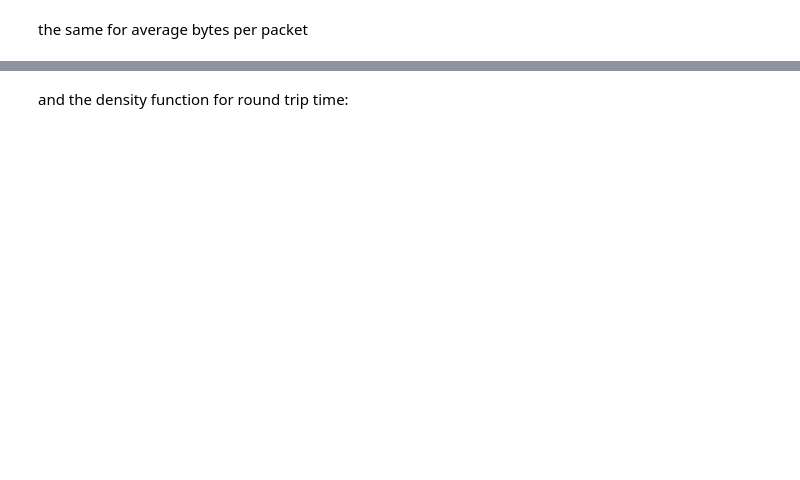
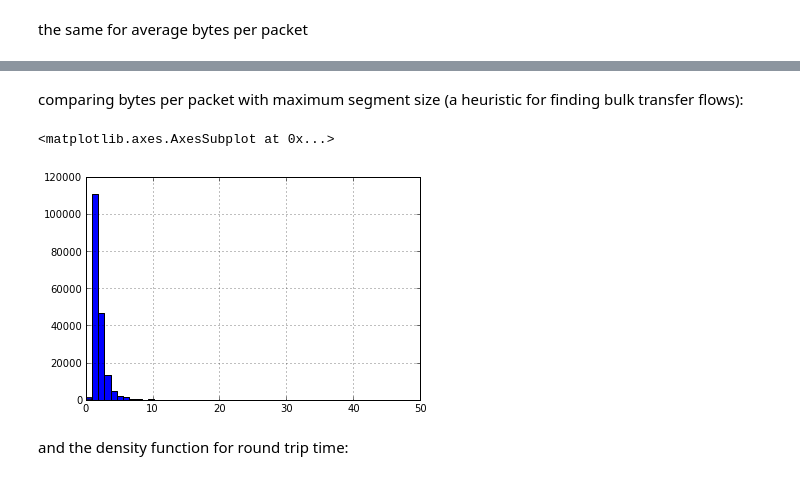
Before and after one commit to britram/qof, a Jupyter notebook: pytools/nmrg-talk.ipynb, the cells around one changed output, grey strips where cells are left out. Cells and saved outputs as stored; diff of their text form; code cells hidden in the pictures; blank space fills up the shorter version.

```diff
--- a/pytools/nmrg-talk.ipynb
+++ b/pytools/nmrg-talk.ipynb
@@ -74,3 +131,10 @@ the same for average bytes per packet
+# %% [markdown]
+comparing bytes per packet with maximum segment size (a heuristic for finding bulk transfer flows):
+# %%
+(df["reverseObservedTcpMss"] / (df["responderOctets"] / df["responderPackets"])).hist(bins=50)
+# %% [output]
+<matplotlib.axes.AxesSubplot at 0x...>
+[figure, added]
 # %% [markdown]
 and the density function for round trip time:
 # %%
```
Also changed, not shown: parts of 39 cells of this notebook, 1 other file.
